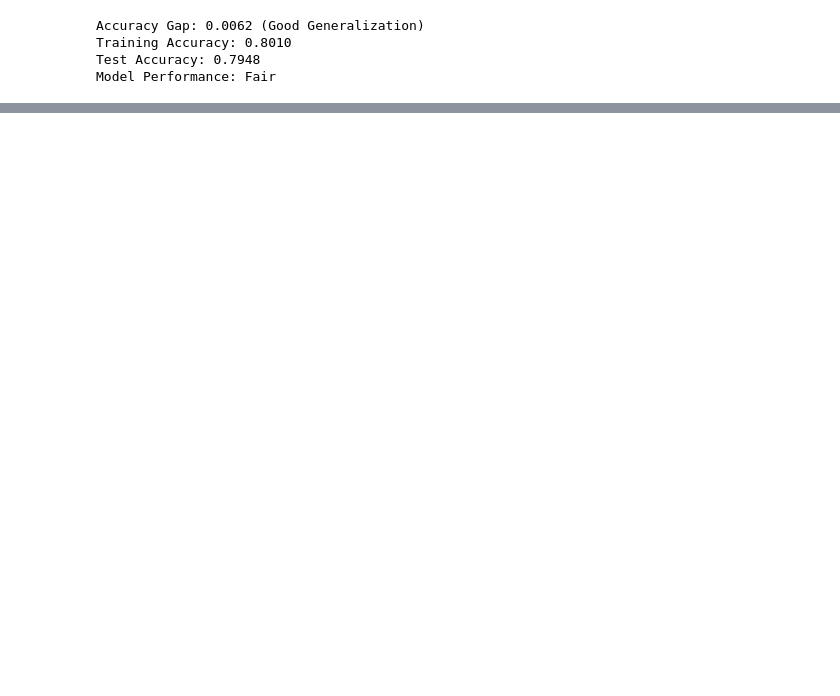
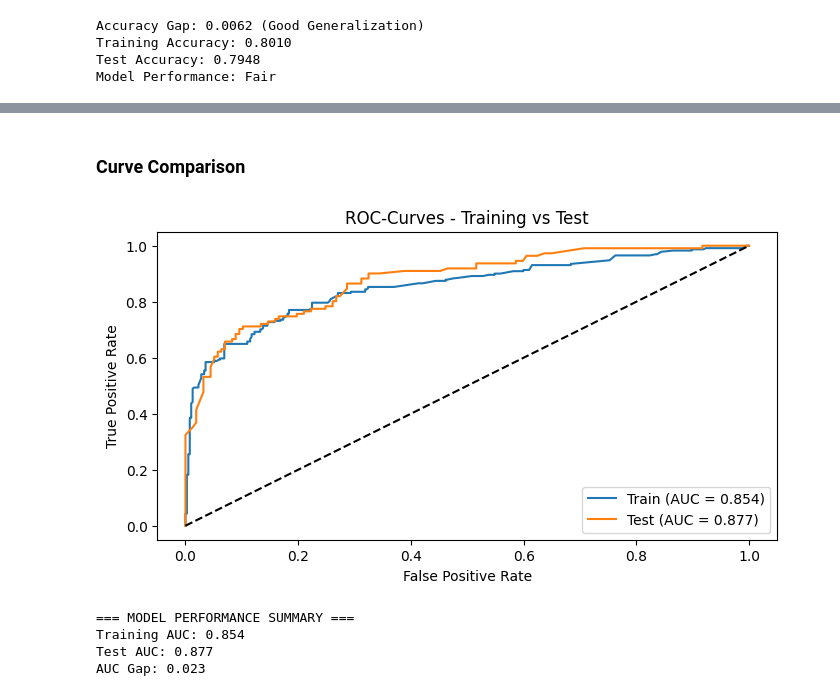
Before and after one commit to tshihab07/Titanic-Life-Prediction, a Jupyter notebook: modeling.ipynb, the cells around one changed output, grey strips where cells are left out. Saved outputs shown, nothing was run; the diff lists cells and outputs as text; code cells hidden in the pictures; blank space fills up the shorter version.

Commit message:
Add ROC curve visualization for model performance evaluation

```diff
--- a/modeling.ipynb
+++ b/modeling.ipynb
@@ -258,0 +266,5 @@ Model Performance: Fair
+# %%
+# Get predicted probabilities for train set
+train_proba = model.predict_proba(x_train)[:, 1]
+
+train_proba
@@ -258,0 +289,5 @@ Model Performance: Fair
+# %%
+# get predicted probabilities for test set
+test_proba = model.predict_proba(x_test)[:, 1]
+
+test_proba
@@ -258,0 +312,34 @@ Model Performance: Fair
+# %% [markdown]
+### Curve Comparison
+# %%
+# figure size
+plt.figure(figsize=(8, 4))
+
+# ROC Curves
+fpr_train, tpr_train, _ = roc_curve(y_train, train_proba)
+fpr_test, tpr_test, _ = roc_curve(y_test, test_proba)
+
+# ploting the curve
+plt.plot(fpr_train, tpr_train, label=f'Train (AUC = {auc(fpr_train, tpr_train):.3f})')
+plt.plot(fpr_test, tpr_test, label=f'Test (AUC = {auc(fpr_test, tpr_test):.3f})')
+plt.plot([0, 1], [0, 1], 'k--')
+
+# set labels
+plt.xlabel('False Positive Rate')
+plt.ylabel('True Positive Rate')
+plt.title('ROC-Curves - Training vs Test')
+plt.legend()
+
+plt.show()
+# %% [output]
+[figure, added]
+# %%
+print("=== MODEL PERFORMANCE SUMMARY ===")
+print(f"Training AUC: {auc(fpr_train, tpr_train):.3f}")
+print(f"Test AUC: {auc(fpr_test, tpr_test):.3f}")
+print(f"AUC Gap: {abs(auc(fpr_train, tpr_train) - auc(fpr_test, tpr_test)):.3f}")
+# %% [output]
+=== MODEL PERFORMANCE SUMMARY ===
+Training AUC: 0.854
+Test AUC: 0.877
+AUC Gap: 0.023
```
Also changed, not shown: parts of 9 cells of this notebook.
